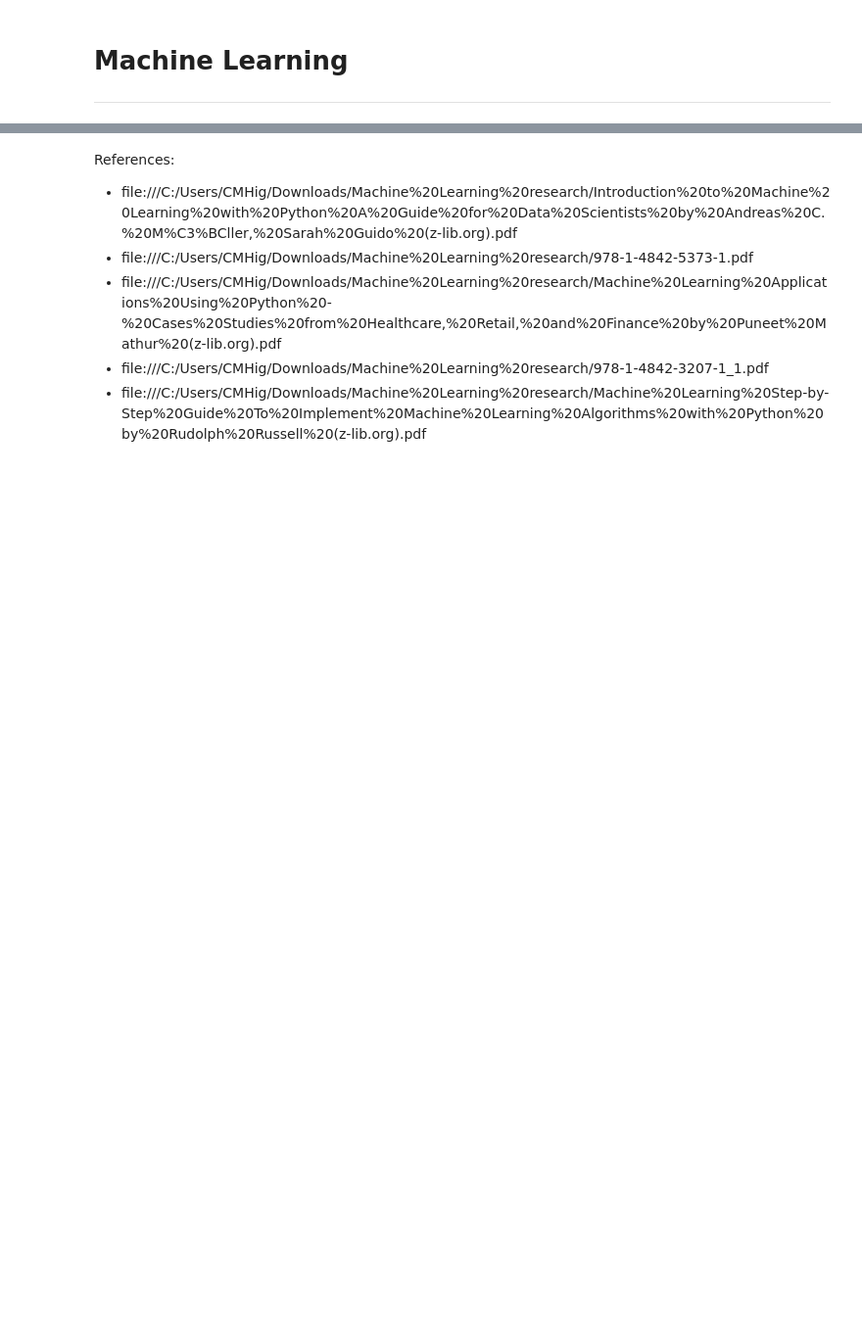
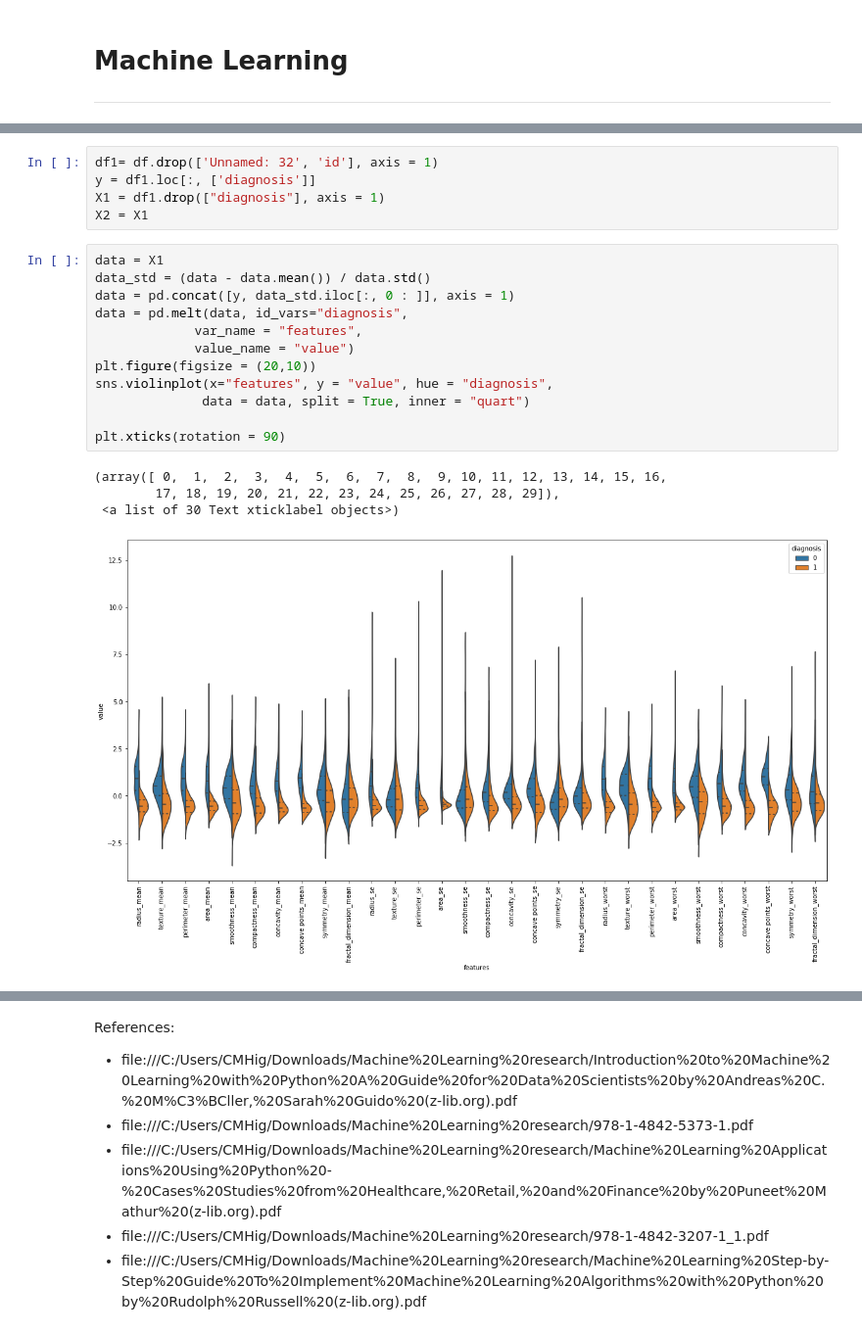
Before and after one commit to colmhiggs11/Machine_Learning_21_CH, a Jupyter notebook: Scikit-Learn.ipynb, the cells around one changed output, grey strips where cells are left out. Shown at 98% size. Saved outputs shown, nothing was run; the diff lists cells and outputs as text; blank space fills up the shorter version.

```diff
--- a/Scikit-Learn.ipynb
+++ b/Scikit-Learn.ipynb
@@ -236,0 +308,22 @@ Specifically, it provides the RandomizedSearchCV for random search and GridSearc
+# %%
+df1= df.drop(['Unnamed: 32', 'id'], axis = 1)
+y = df1.loc[:, ['diagnosis']]
+X1 = df1.drop(["diagnosis"], axis = 1)
+X2 = X1
+# %%
+data = X1
+data_std = (data - data.mean()) / data.std()
+data = pd.concat([y, data_std.iloc[:, 0 : ]], axis = 1)
+data = pd.melt(data, id_vars="diagnosis",
+             var_name = "features",
+             value_name = "value")
+plt.figure(figsize = (20,10))
+sns.violinplot(x="features", y = "value", hue = "diagnosis",
+              data = data, split = True, inner = "quart")
+
+plt.xticks(rotation = 90)
+# %% [output]
+(array([ 0,  1,  2,  3,  4,  5,  6,  7,  8,  9, 10, 11, 12, 13, 14, 15, 16,
+        17, 18, 19, 20, 21, 22, 23, 24, 25, 26, 27, 28, 29]),
+ <a list of 30 Text xticklabel objects>)
+[figure, added]
```
Also changed, not shown: parts of 48 cells of this notebook, 6 other files.
